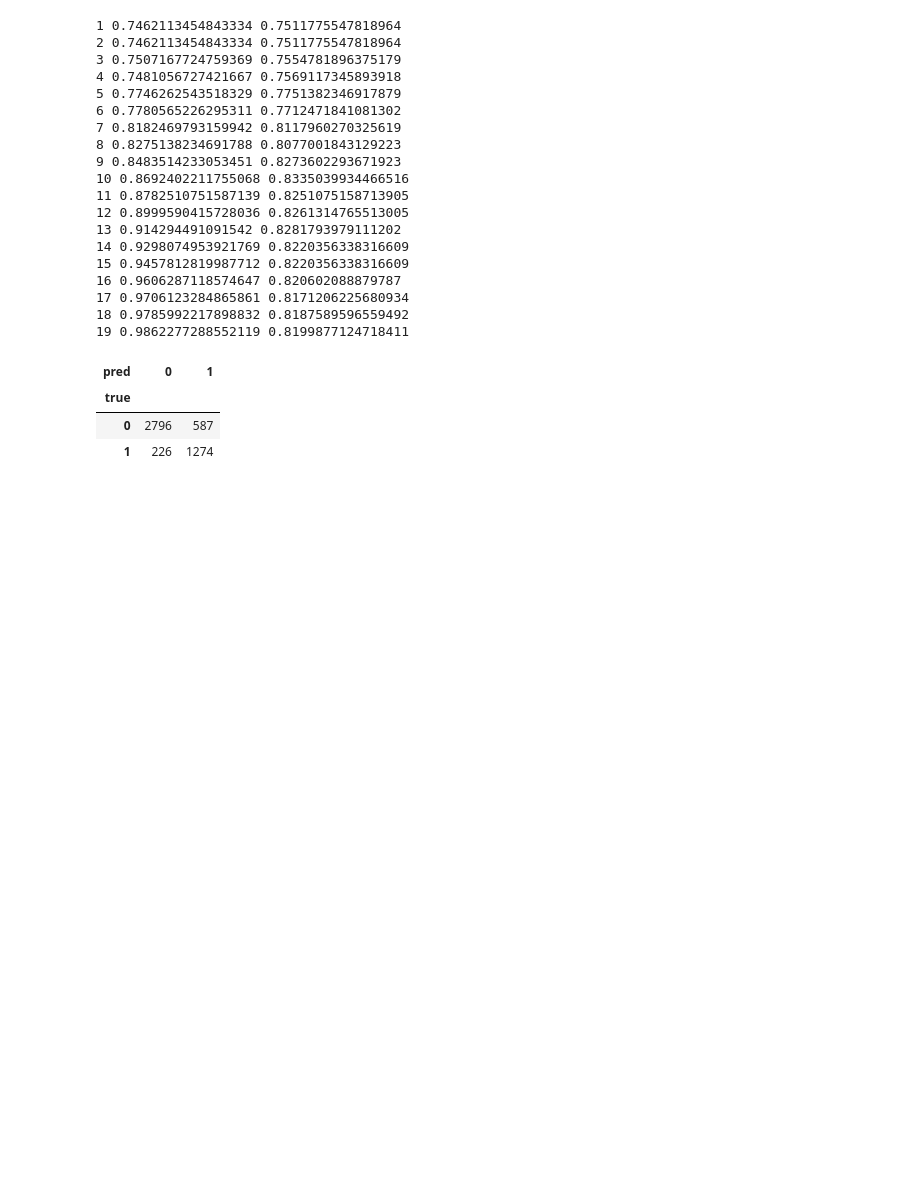
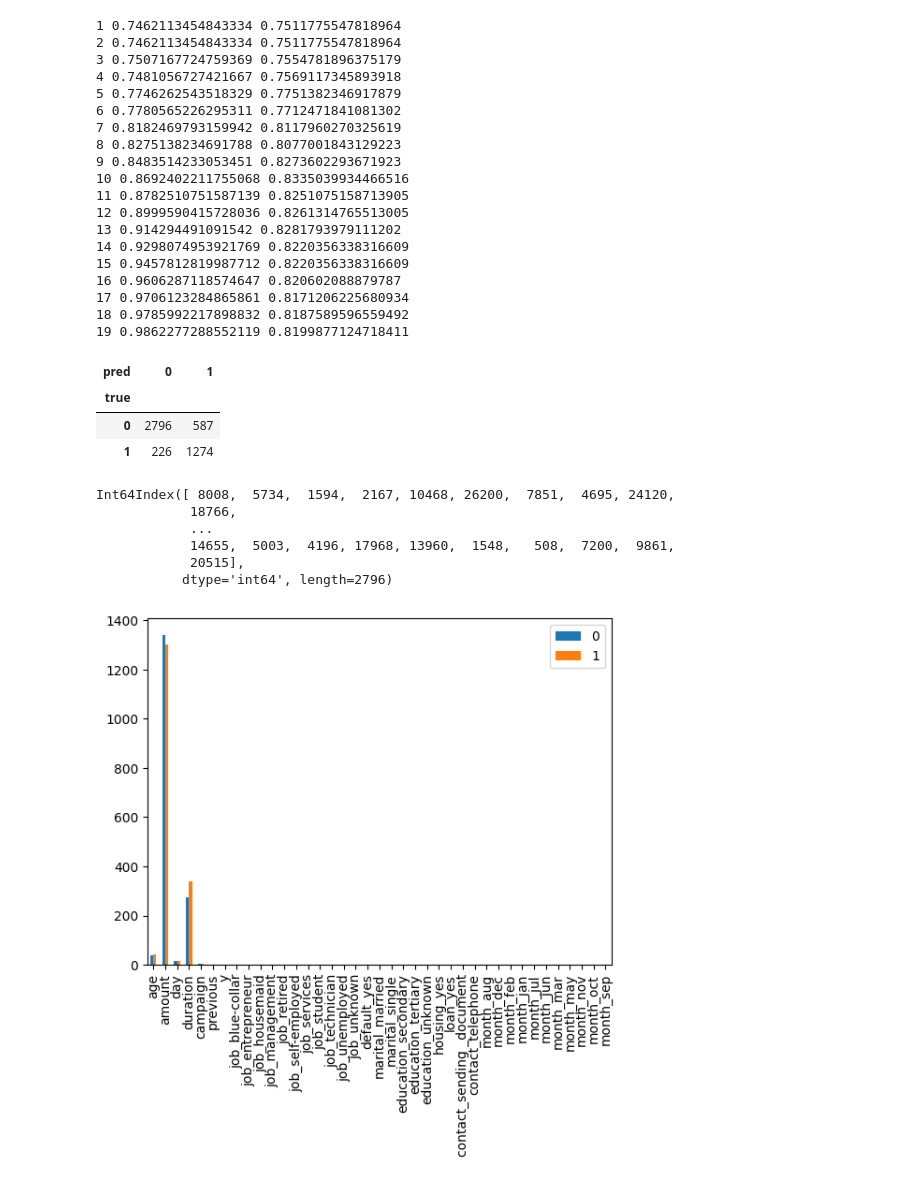
Before and after one commit to yamaguchinorimitsu/ajax_app, a Jupyter notebook: スッキリ機械第９章答え.ipynb, the cells around one changed output. Drawn from its saved outputs; the diff is of its cells as text; code cells hidden in the pictures; blank space fills up the shorter version.

```diff
--- a/スッキリ機械第９章答え.ipynb
+++ b/スッキリ機械第９章答え.ipynb
@@ -363,3 +363,20 @@ a
 | true |  |  |
 | 0 | 2796 | 587 |
 | 1 | 226 | 1274 |
+# %%
+#本当はｙ＝０の中で、正確に予測された人と謝った予測をされた人でどういう傾向があるか分析
+
+false=tmp.loc[(tmp['pred']==1)&(tmp['true']==0)].index
+true=tmp.loc[(tmp['pred']==0)&(tmp['true']==0)].index
+true_df=train_val2.loc[true]
+false_df=train_val2.loc[false]
+pd.concat([true_df.mean()["age":],false_df.mean()["age":]],axis=1).plot(kind="bar")
+true
+# %% [output]
+Int64Index([ 8008,  5734,  1594,  2167, 10468, 26200,  7851,  4695, 24120,
+            18766,
+            ...
+            14655,  5003,  4196, 17968, 13960,  1548,   508,  7200,  9861,
+            20515],
+           dtype='int64', length=2796)
+[figure, added]
```
Also changed, not shown: parts of 2 cells of this notebook.
